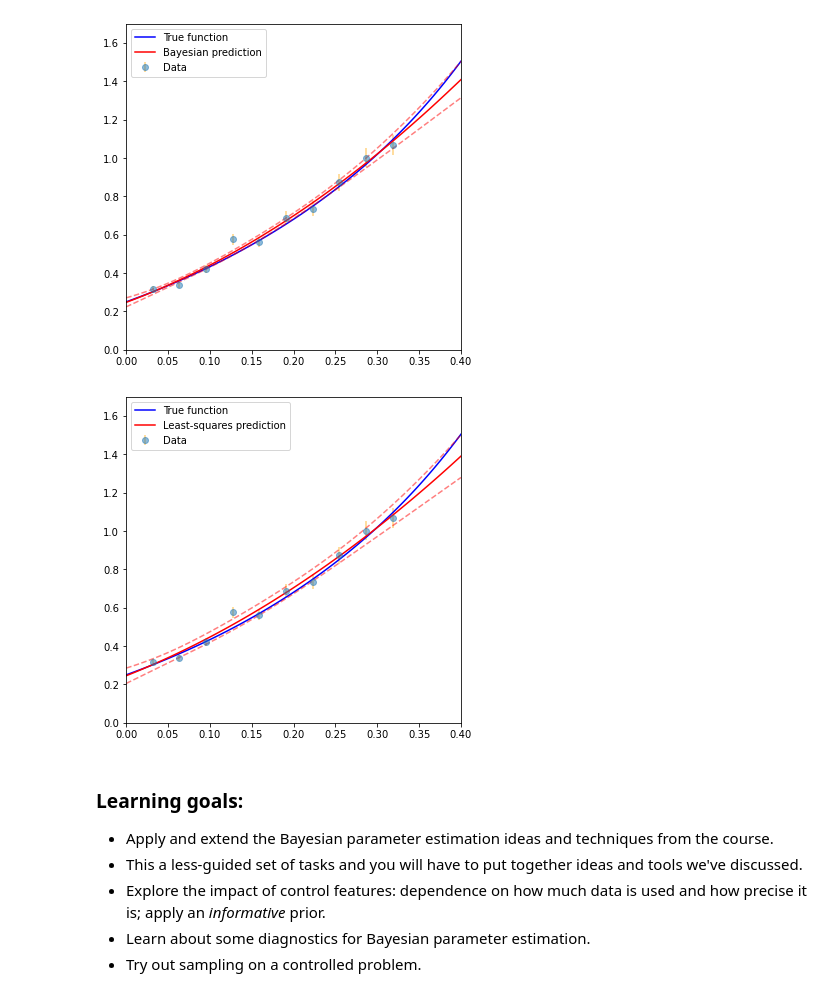
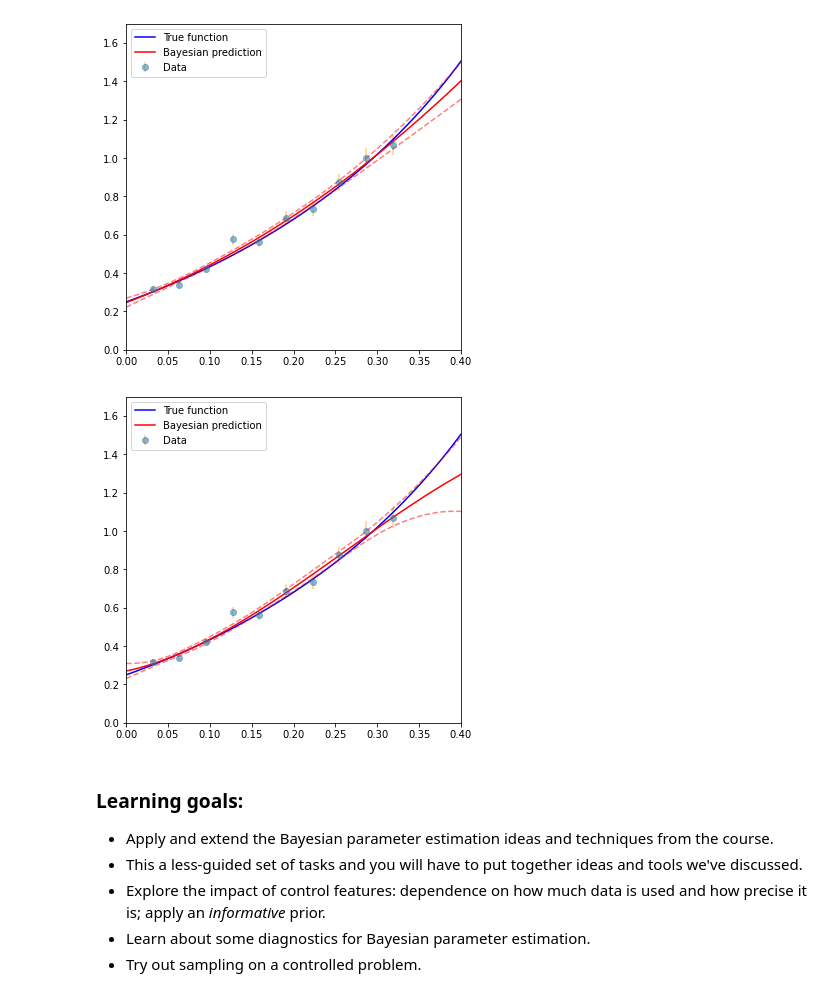
Before and after one commit to pwd-alejandro/learningFromData, a Jupyter notebook: doc/pub/Project1/TIF285_Project1.ipynb, the cells around one changed output. Drawn from its saved outputs; the diff is of its cells as text; code cells hidden in the pictures.

```diff
--- a/doc/pub/Project1/TIF285_Project1.ipynb
+++ b/doc/pub/Project1/TIF285_Project1.ipynb
@@ -127,11 +159,11 @@ def design_matrix(x, degree=2):
         X_d[:,i] = x**i
     return X_d
 
-def sampler(flat=True):
-    min_theta=np.array([-100,-100,-100,-100])
-    max_theta=np.array([100,100,100,100])
+def sampler(flat=True,k=4):
+    min_theta=np.array([-100,-100,-100,-100,-100,-100])[:k]
+    max_theta=np.array([100,100,100,100,100,100])[:k]
 
-    ndim = 4  # number of parameters in the model
+    ndim = k  # number of parameters in the model
     nwalkers = 50  # number of MCMC walkers
     nburn = 1000  # "burn-in" period to let chains stabilize
     nsteps = 1000  # number of MCMC steps to take
@@ -218,49 +250,47 @@ plt.show()
 # %% [output]
 [figure]
 # %%
-# least-squares prediction
-x_range = np.linspace(0, 0.4, 100)
-lin_reg = LinearRegression()
-lin_reg.fit(design_matrix(x,degree=3),d)
-stdev = np.sqrt(sum((lin_reg.predict(design_matrix(x,degree=3)) - d)**2) / (len(d) - 2))
+# least squares
+samples = sampler(flat=True)
+median, confidence_interval, ss = predict(samples,k=4)
 
 plt.figure(figsize=(6,6))
 ax=plt.subplot(111)
 sns.lineplot(x=x_range,
              y=[true_function(i) for i in x_range],
              color='b',
              label='True function',
              ax=ax)
-sns.lineplot(y=lin_reg.predict(design_matrix(x_range,degree=3)),
-             x=x_range,
+sns.lineplot(x=x_range,
+             y=median,
              color='r',
-             label='Least-squares prediction',
+             label='Bayesian prediction',
              ax=ax)
 sns.lineplot(x=x_range,
-             y=lin_reg.predict(design_matrix(x_range,degree=3))+ss+stdev/2,
+             y=confidence_interval[0],
              color='r',
              alpha=0.5,
              linestyle='--',
              ax=ax)
 sns.lineplot(x=x_range,
-             y=lin_reg.predict(design_matrix(x_range,degree=3))-ss-stdev/2,
+             y=confidence_interval[1],
              color='r',
              alpha=0.5,
              linestyle='--',
              ax=ax)
 ax.errorbar(x,
             d,
             s,
             alpha=0.5,
             fmt='o',
             ecolor='orange',
             label='Data')
 plt.legend()
 plt.xlim(0,0.4)
 plt.ylim(0,1.7)
 plt.show()
 # %% [output]
-[figure, old version]
+[figure, new version]
 # %% [markdown]
 ### Learning goals:
 * Apply and extend the Bayesian parameter estimation ideas and techniques from the course.
```
Also changed, not shown: parts of 11 cells of this notebook.
